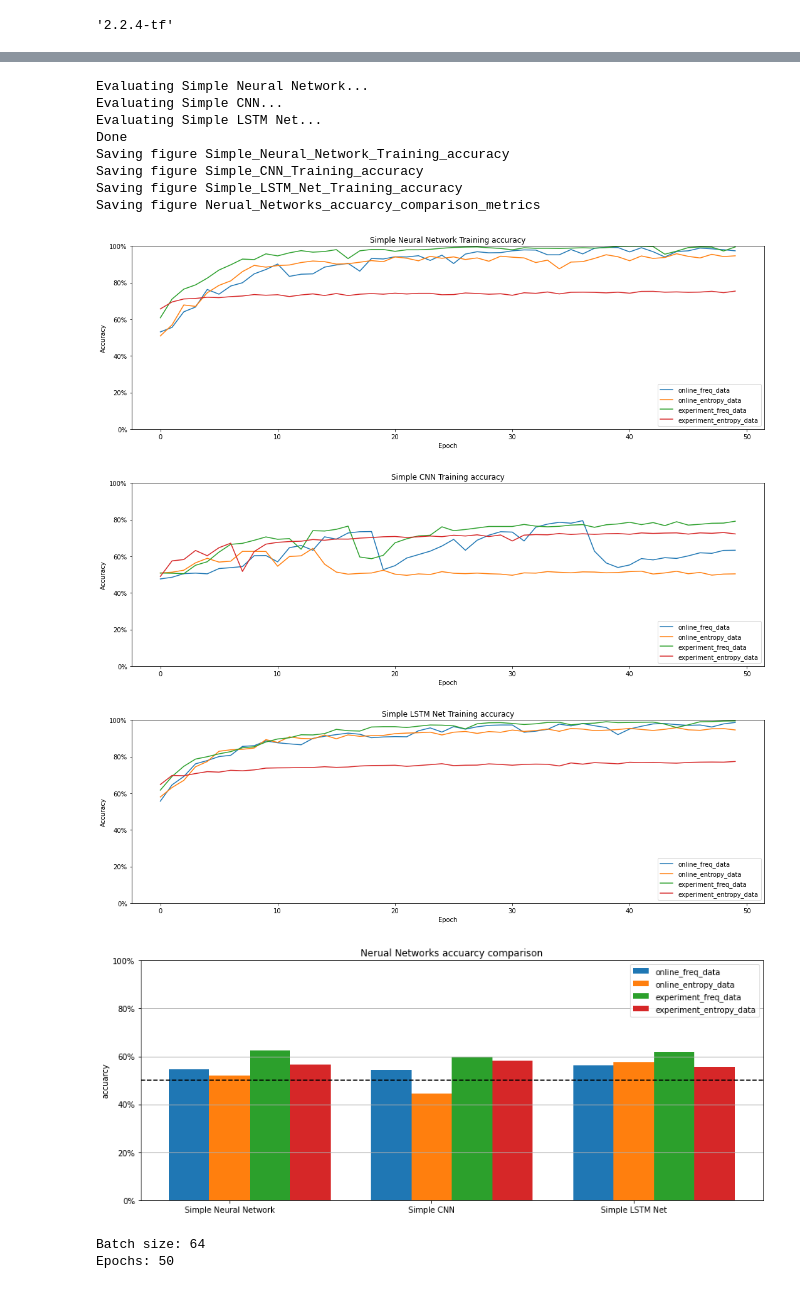
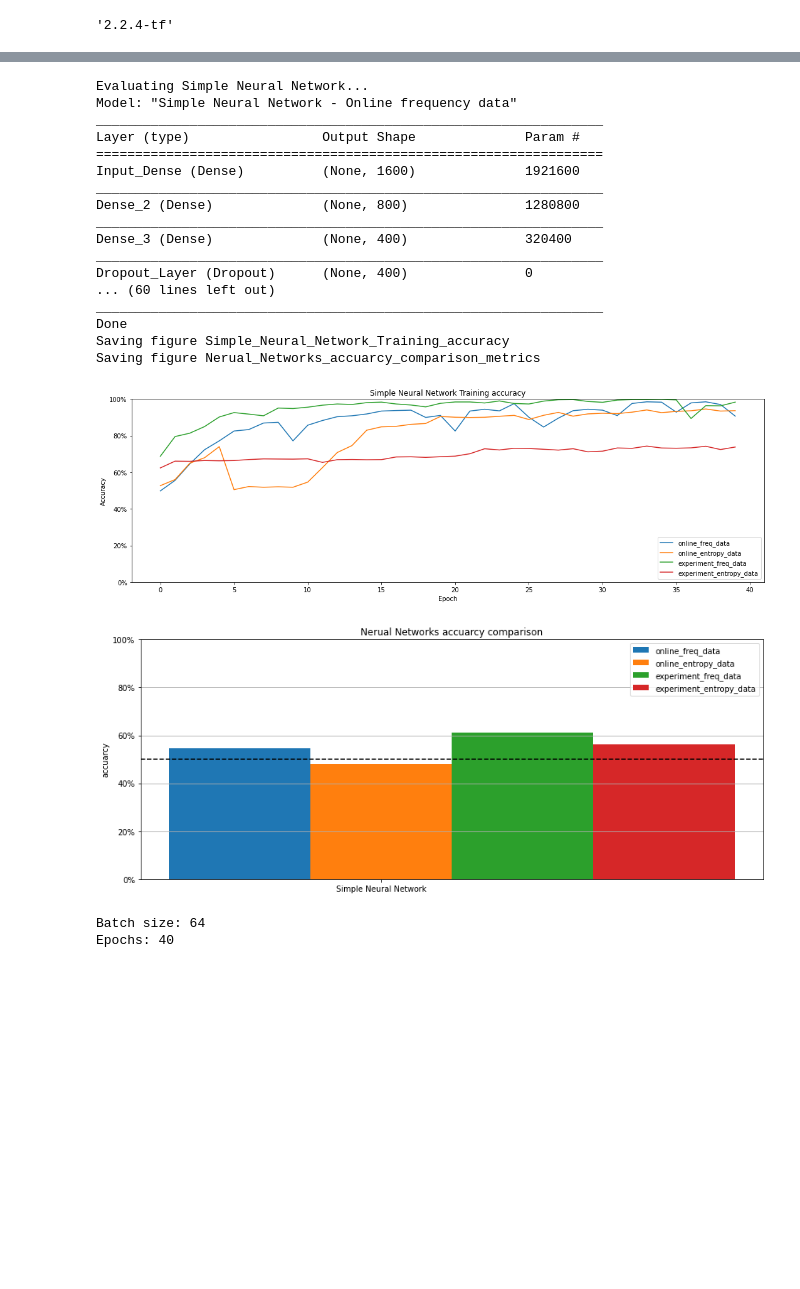
Before and after one commit to mudo121/thesis_eeg, a Jupyter notebook: machine_learning_notebooks/neural_network/pauls_work.ipynb, the cells around one changed output, grey strips where cells are left out. Saved outputs shown, nothing was run; the diff lists cells and outputs as text; code cells hidden in the pictures; blank space fills up the shorter version.

Commit message:
neural network stuff updated, creates more diagrams and update from paul + old stuff

```diff
--- a/machine_learning_notebooks/neural_network/pauls_work.ipynb
+++ b/machine_learning_notebooks/neural_network/pauls_work.ipynb
@@ -202,17 +204,18 @@ def trainEasyNet(x_train, y_train, x_test, y_test, batch_size=64, num_classes=2,
     y_test = keras.utils.to_categorical(y_test, num_classes)
 
     neurons_num = int((2/3) * x_train.shape[1]) #Number of neurons
+    #eurons_num = neurons_num * 1
 
     # define the keras model
     model = Sequential()
-    model.add(Dense(int(neurons_num*2), input_dim=x_train.shape[1], activation='relu'))
-    model.add(Dense(neurons_num, activation='relu'))
+    model.add(Dense(int(neurons_num*2), input_dim=x_train.shape[1], activation='relu', name="Input_Dense"))
+    model.add(Dense(neurons_num, activation='relu', name="Dense_2"))
     #model.add(GlobalAveragePooling1D())
-    model.add(Dense(int(neurons_num/2), activation='relu'))
-    model.add(Dropout(0.2))
-    model.add(Dense(num_classes, activation='softmax', name='last_dense'))
+    model.add(Dense(int(neurons_num/2), activation='relu', name="Dense_3"))
 
-    #model.summary()
+    dropout_value = 0.2
+    model.add(Dropout(dropout_value, name="Dropout_Layer"))
+    model.add(Dense(num_classes, activation='softmax', name='Dense_4'))
 
     # compile the keras model
     model.compile(loss=keras.losses.categorical_crossentropy, optimizer=keras.optimizers.Adam(0.01), metrics=['accuracy'])
@@ -227,6 +230,7 @@ def trainEasyNet(x_train, y_train, x_test, y_test, batch_size=64, num_classes=2,
     accuracy = score[1]
     #print('Test loss: {}'.format(loss))
     #print('Test accuracy: {}'.format(accuracy))
+
     return (model, loss, accuracy, history)
 # %%
 # fit and evaluate a model
@@ -382,11 +393,11 @@ def plot_training_history(statsDict, model):
 # %%
 netFunctionList = []
 netFunctionList.append(("Simple Neural Network", trainEasyNet))
-netFunctionList.append(("Simple CNN", train_cnn))
-netFunctionList.append(("Simple LSTM Net", train_lstm))
+#netFunctionList.append(("Simple CNN", train_cnn))
+#netFunctionList.append(("Simple LSTM Net", train_lstm))
 
 
-epochs = 50
+epochs = 40
 batch_size = 64
 verbose = 0
 num_classes = 2
@@ -400,40 +411,59 @@ for net_name, function in netFunctionList:
 
     #print("Online Frequency Data")
     model, loss, accuarcy, history = function(X_train_freq, y_train_freq, X_test_freq, y_test_freq,
                                      epochs=epochs, batch_size=batch_size, verbose=verbose)
     statsDict[net_name]['online_freq_data'] = {"model" : model, "loss" : loss, "accuarcy" : accuarcy, "history": history}
+    model.name="{} - Online frequency data".format(net_name)
+    model.summary()
+    plot_model(model, to_file=os.path.join(IMAGES_PATH,'{}_online_freq_data.png'.format(net_name)), show_shapes=True, show_layer_names=True)
 
     #print("Online Entropy Data")
     model, loss, accuarcy, history = function(X_train_entropy, y_train_entropy, X_test_entropy, y_test_entropy,
                                      epochs=epochs, batch_size=batch_size, verbose=verbose)
     statsDict[net_name]['online_entropy_data'] = {"model" : model, "loss" : loss, "accuarcy" : accuarcy, "history": history}
+    model.name="{} - Online entropy data".format(net_name)
+    model.summary()
+    plot_model(model, to_file=os.path.join(IMAGES_PATH,'{}_online_entropy_data.png'.format(net_name)), show_shapes=True, show_layer_names=True)
 
     #print("Experiement Frequency Data")
     model, loss, accuarcy, history = function(X_train_freq_exp, y_train_freq_exp, X_test_freq_exp, y_test_freq_exp,
                                      epochs=epochs, batch_size=batch_size, verbose=verbose)
     statsDict[net_name]['experiment_freq_data'] = {"model" : model, "loss" : loss, "accuarcy" : accuarcy, "history": history}
+    model.name="{} - Experiment frequency data".format(net_name)
+    model.summary()
+    plot_model(model, to_file=os.path.join(IMAGES_PATH,'{}_experiment_freq_data.png'.format(net_name)), show_shapes=True, show_layer_names=True)
 
     #print("Experiement Entropy Data")
     model, loss, accuarcy, history = function(X_train_entropy_exp, y_train_entropy_exp, X_test_entropy_exp, y_test_entropy_exp,
                                      epochs=epochs, batch_size=batch_size, verbose=verbose)
     statsDict[net_name]['experiment_entropy_data'] = {"model" : model, "loss" : loss, "accuarcy" : accuarcy, "history": history}
+    model.name="{} - Experiment entropy data".format(net_name)
+    model.summary()
+    plot_model(model, to_file=os.path.join(IMAGES_PATH,'{}_experiment_entropy_data.png'.format(net_name)), show_shapes=True, show_layer_names=True)
 
 print("Done")
 plot_metrcis(statsDict, title="Nerual Networks accuarcy comparison")
 
 print("Batch size: {}\nEpochs: {}".format(batch_size, epochs))
 # %% [output]
 Evaluating Simple Neural Network...
-Evaluating Simple CNN...
-Evaluating Simple LSTM Net...
+Model: "Simple Neural Network - Online frequency data"
+_________________________________________________________________
+Layer (type)                 Output Shape              Param #
+=================================================================
+Input_Dense (Dense)          (None, 1600)              1921600
+_________________________________________________________________
+Dense_2 (Dense)              (None, 800)               1280800
+_________________________________________________________________
+Dense_3 (Dense)              (None, 400)               320400
+_________________________________________________________________
+Dropout_Layer (Dropout)      (None, 400)               0
+... (60 lines left out)
+_________________________________________________________________
 Done
 Saving figure Simple_Neural_Network_Training_accuracy
-Saving figure Simple_CNN_Training_accuracy
-Saving figure Simple_LSTM_Net_Training_accuracy
 Saving figure Nerual_Networks_accuarcy_comparison_metrics
-[figure, old version]
+[figure, new version]
-[figure, old version]
+[figure, new version]
-[figure, removed]
-[figure, removed]
 Batch size: 64
-Epochs: 50
+Epochs: 40
```
Also changed, not shown: parts of 3 cells of this notebook, 12 other files.
